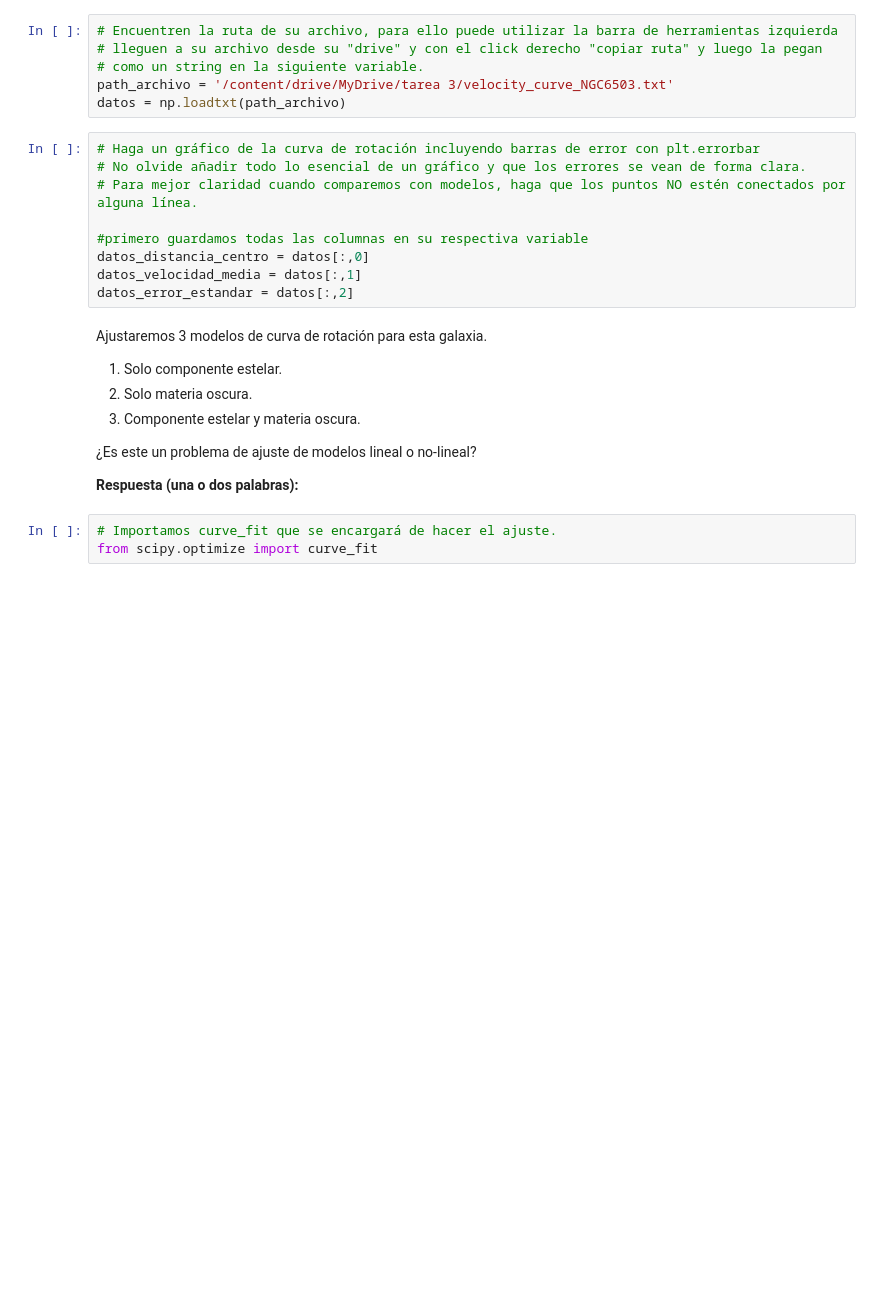
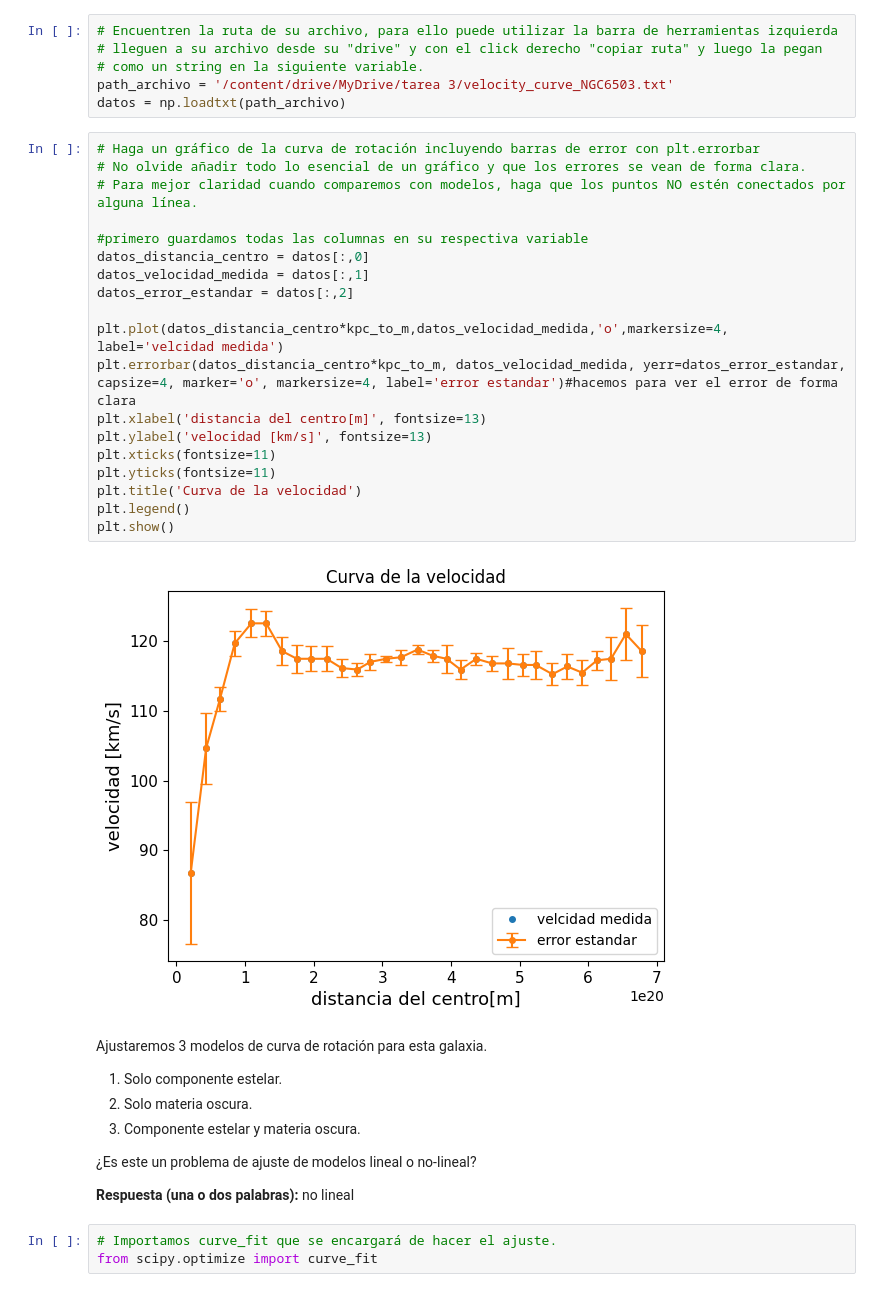
Before and after one commit to benjaaamin-waaa/Tarea-3, a Jupyter notebook: Tarea3.ipynb, the cells around one changed output. Drawn from its saved outputs; the diff is of its cells as text; blank space fills up the shorter version.

```diff
--- a/Tarea3.ipynb
+++ b/Tarea3.ipynb
@@ -169,12 +169,24 @@ datos = np.loadtxt(path_archivo)
 # %%
 # Haga un gráfico de la curva de rotación incluyendo barras de error con plt.errorbar
 # No olvide añadir todo lo esencial de un gráfico y que los errores se vean de forma clara.
 # Para mejor claridad cuando comparemos con modelos, haga que los puntos NO estén conectados por alguna línea.
 
 #primero guardamos todas las columnas en su respectiva variable
 datos_distancia_centro = datos[:,0]
-datos_velocidad_media = datos[:,1]
+datos_velocidad_medida = datos[:,1]
 datos_error_estandar = datos[:,2]
+
+plt.plot(datos_distancia_centro*kpc_to_m,datos_velocidad_medida,'o',markersize=4, label='velcidad medida')
+plt.errorbar(datos_distancia_centro*kpc_to_m, datos_velocidad_medida, yerr=datos_error_estandar, capsize=4, marker='o', markersize=4, label='error estandar')#hacemos para ver el error de forma clara
+plt.xlabel('distancia del centro[m]', fontsize=13)
+plt.ylabel('velocidad [km/s]', fontsize=13)
+plt.xticks(fontsize=11)
+plt.yticks(fontsize=11)
+plt.title('Curva de la velocidad')
+plt.legend()
+plt.show()
+# %% [output]
+[figure, added]
 # %% [markdown]
 Ajustaremos 3 modelos de curva de rotación para esta galaxia.
 
@@ -184,7 +196,7 @@ Ajustaremos 3 modelos de curva de rotación para esta galaxia.
 
 ¿Es este un problema de ajuste de modelos lineal o no-lineal?
 
-**Respuesta (una o dos palabras):**
+**Respuesta (una o dos palabras):** no lineal
 # %%
 # Importamos curve_fit que se encargará de hacer el ajuste.
 from scipy.optimize import curve_fit
```
Also changed, not shown: parts of 4 cells of this notebook.
